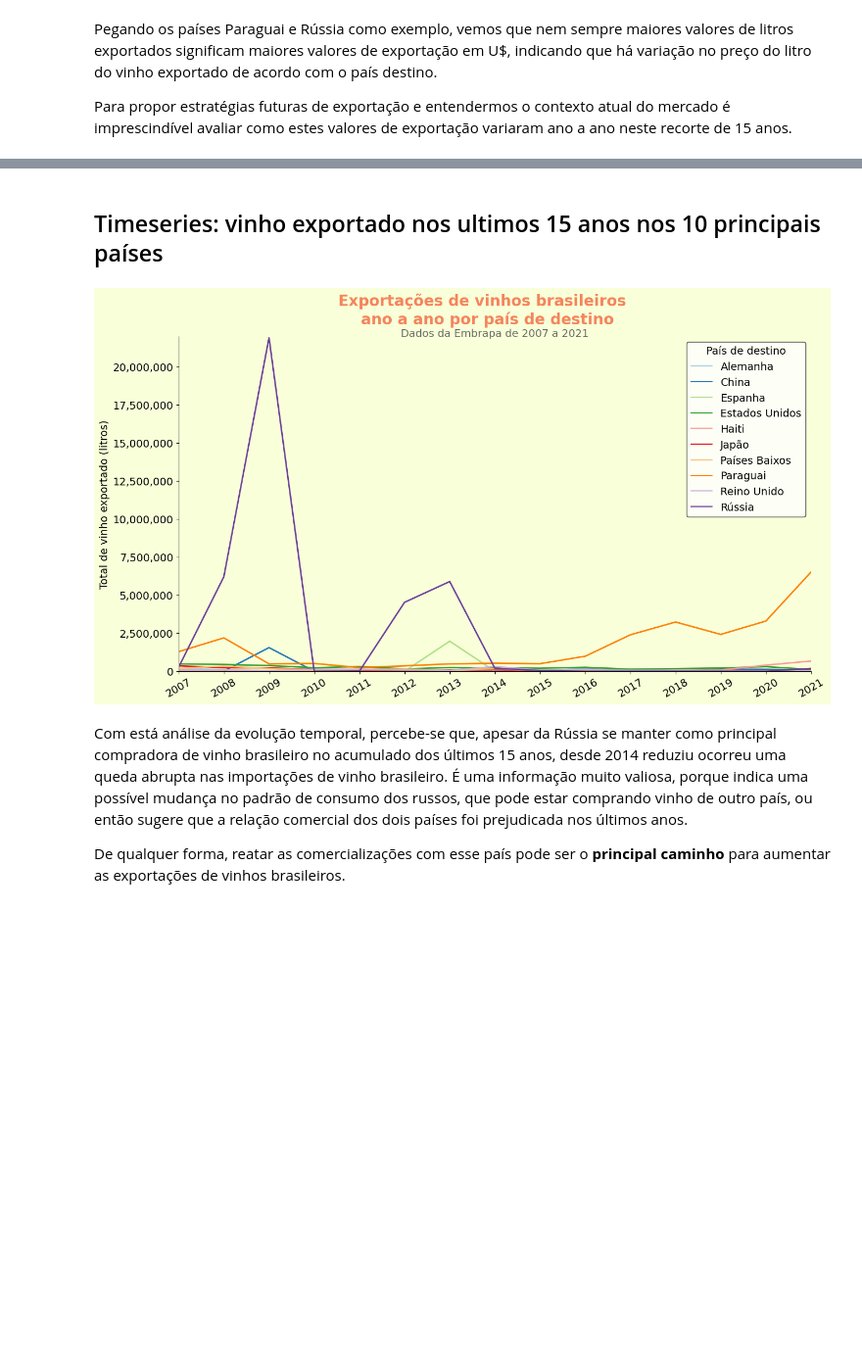
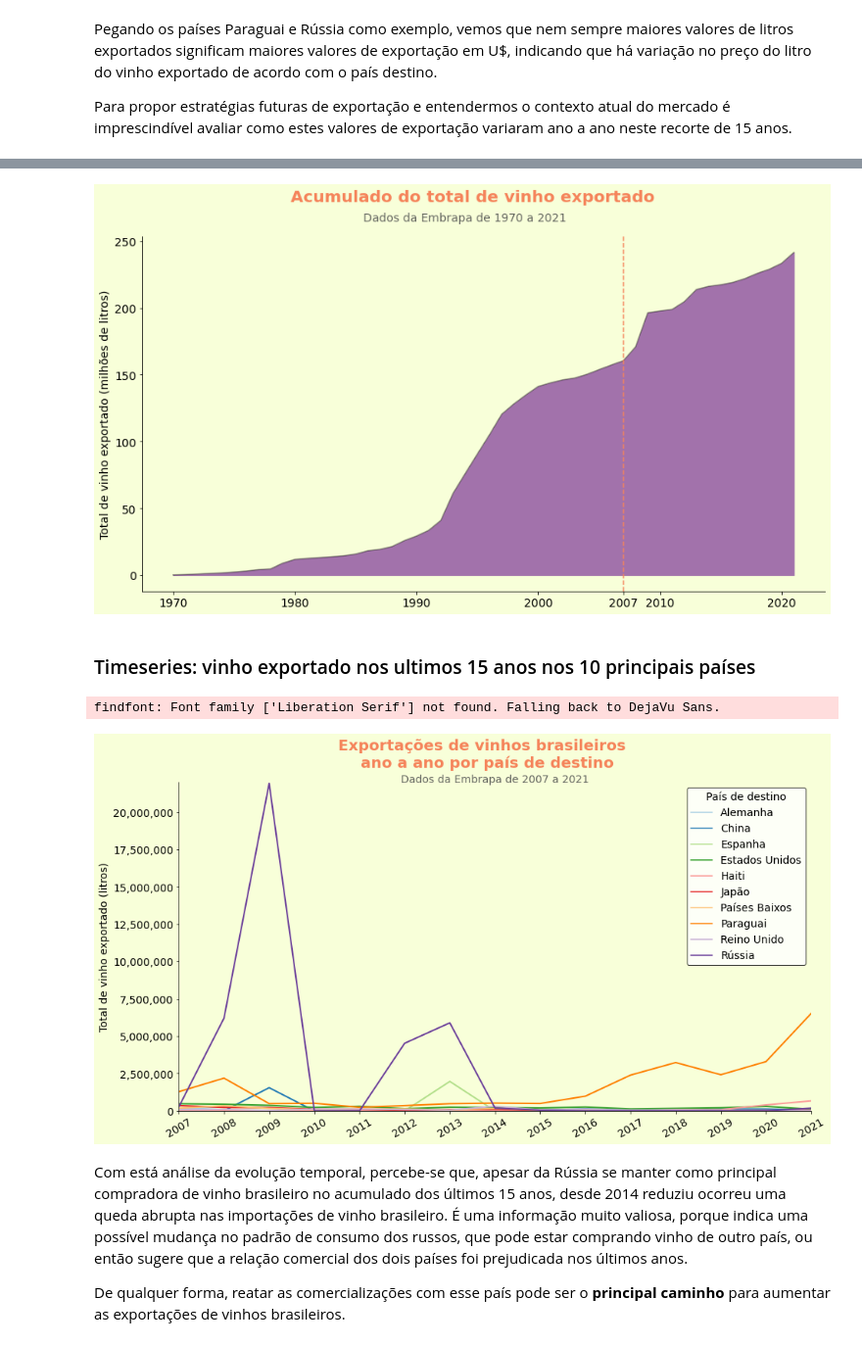
Before and after one commit to jackson-simionato/fase1_pos_tech_challenge_wine, a Jupyter notebook: fase 1 - tech challenge (vinhos).ipynb, the cells around one changed output, grey strips where cells are left out. Shown at 98% size. Saved outputs shown, nothing was run; the diff lists cells and outputs as text; code cells hidden in the pictures; blank space fills up the shorter version.

```diff
--- a/fase 1 - tech challenge (vinhos).ipynb
+++ b/fase 1 - tech challenge (vinhos).ipynb
@@ -1166,0 +594,3 @@ Para propor estratégias futuras de exportação e entendermos o contexto atual
+# %%
+wine_df_groupby_year = wine_df_por_ano_iso.groupby('ano')[['litros_exportados','valor_exportacao']].agg('sum').reset_index()
+wine_df_groupby_year.head()
@@ -1167,5 +604,47 @@ Para propor estratégias futuras de exportação e entendermos o contexto atual
+# %%
+wine_df_groupby_year['litros_exportados_acc'] = list(itertools.accumulate(list(wine_df_groupby_year.litros_exportados.values)))
+wine_df_groupby_year['valor_exportacao_acc'] = list(itertools.accumulate(list(wine_df_groupby_year.valor_exportacao.values)))
+wine_df_groupby_year_milhoes = wine_df_groupby_year.copy()
+wine_df_groupby_year_milhoes[['litros_exportados','valor_exportacao','litros_exportados_acc', 'valor_exportacao_acc']] = wine_df_groupby_year_milhoes[['litros_exportados','valor_exportacao','litros_exportados_acc', 'valor_exportacao_acc']]/1_000_000
+
+wine_df_groupby_year.to_csv('./data/processed/wine_data_by_year_accumulate.csv', index=False)
+wine_df_groupby_year_milhoes.to_csv('./data/processed/wine_data_by_year_accumulate_millions.csv', index=False)
+# %%
+# Ajustando o tamanho da figura do gráfico.
+fig = plt.figure(figsize=(15,8))
+
+# Definição do estilo
+plt.style.use('./Assets/Estilos/barras.mplstyle')
+
+ax = fig.add_subplot()
+
+ax.fill_between(wine_df_groupby_year_milhoes.ano, wine_df_groupby_year_milhoes.litros_exportados_acc, color='#A272AB')
+ax.plot(wine_df_groupby_year_milhoes.ano, wine_df_groupby_year_milhoes.litros_exportados_acc, color="black", alpha=0.4)
+ax.axvline(x=2007, linestyle='--', color='#F5845B')
+
+ax.set_ylabel('Total de vinho exportado (milhões de litros)')
+ax.yaxis.set_major_formatter(ticker.StrMethodFormatter("{x:,.0f}"))
+
+ax.set_xticks([1970,1980,1990,2000,2007,2010,2020])
+
+# Configuração do título e subtítulo
+fig.suptitle('Acumulado do total de vinho exportado', size=20, weight='semibold', color="#F5845B", ha='center', fontname='Liberation Serif')
+plt.text(x=1994, y=265, s='Dados da Embrapa de 1970 a 2021', fontsize=14, alpha=0.85, color="#4d4d4d", ha='center')
+
+# Altera a cor dentro do gráfico
+ax.set_facecolor('#F8FFD9')
+
+# Altera a cor fora do gráfico
+fig.patch.set_facecolor('#F8FFD9')
+
+plt.show()
+
+filename = 'areaplot_exportacoes_ano_a_ano_acumulado'
+fig.savefig('./results/'+filename+'.png')
+# %% [output]
+[figure, added]
 # %% [markdown]
-## Timeseries: vinho exportado nos ultimos 15 anos nos 10 principais países
+### Timeseries: vinho exportado nos ultimos 15 anos nos 10 principais países
 # %%
 # Ajustando o tamanho da figura do gráfico.
 fig = plt.figure(figsize=(15,8))
@@ -1206,7 +685,8 @@ plt.show()
 filename = 'top10_lineplot_exportacoes_ano_a_ano'
 fig.savefig('./results/'+filename+'.png')
 # %% [output]
+findfont: Font family ['Liberation Serif'] not found. Falling back to DejaVu Sans.
-[figure, old version]
+[figure, new version]
 # %% [markdown]
 Com está análise da evolução temporal, percebe-se que, apesar da Rússia se manter como principal compradora de vinho brasileiro no acumulado dos últimos 15 anos, desde 2014 reduziu ocorreu uma queda abrupta nas importações de vinho brasileiro. É uma informação muito valiosa, porque indica uma possível mudança no padrão de consumo dos russos, que pode estar comprando vinho de outro país, ou então sugere que a relação comercial dos dois países foi prejudicada nos últimos anos.
 
```
Also changed, not shown: parts of 66 cells of this notebook, 10 other files.
